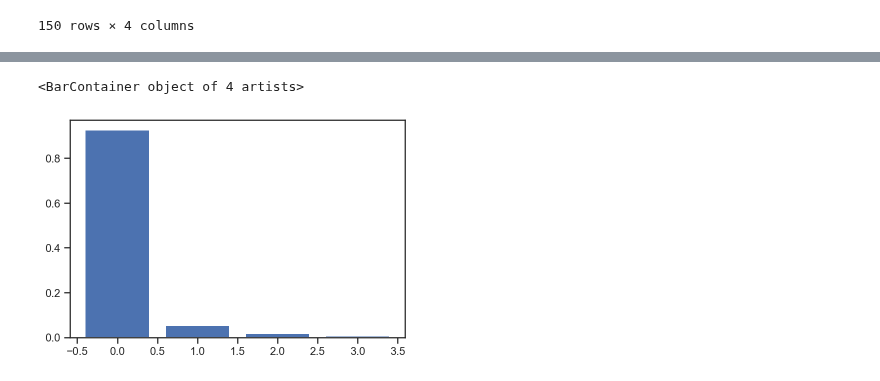
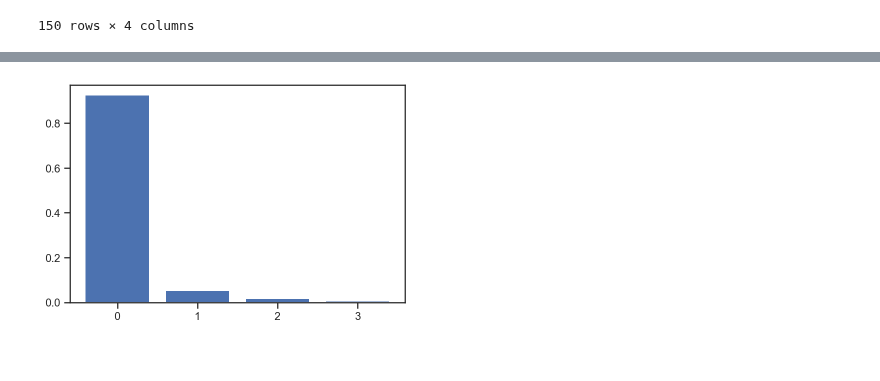
Before and after one commit to EuniceOyeniyi/stive_exercises, a Jupyter notebook: Chapter 02/02. Clustering/05. PCA and LDA/01_IRIS_PCA.ipynb, the cells around one changed output, grey strips where cells are left out. Saved outputs shown, nothing was run; the diff lists cells and outputs as text; code cells hidden in the pictures.

```diff
--- a/Chapter 02/02. Clustering/05. PCA and LDA/01_IRIS_PCA.ipynb
+++ b/Chapter 02/02. Clustering/05. PCA and LDA/01_IRIS_PCA.ipynb
@@ -47,8 +47,8 @@ iris
 df_iris = pd.DataFrame(iris.data, columns=iris.feature_names)
 # %%
 df_iris["target"] = iris.target
-# df_iris["class"] = iris.target_names[iris.target]
-# df_iris.columns = [col.replace("(cm)", "").strip() for col in df_iris.columns]
+df_iris["class"] = iris.target_names[iris.target]
+df_iris.columns = [col.replace("(cm)", "").strip() for col in df_iris.columns]
 # %%
 from sklearn.preprocessing import StandardScaler
 from sklearn.decomposition import PCA
@@ -158,6 +150,7 @@ numpy.ndarray
 # %%
 # plot it!
-plt.bar(range(0,4),v)
+plt.bar(range(0,4),component_var)
+plt.xticks(range(0,4))
+plt.show()
 # %% [output]
-<BarContainer object of 4 artists>
-[figure, old version]
+[figure, new version]
```
Also changed, not shown: parts of 7 cells of this notebook, 1 other file.
